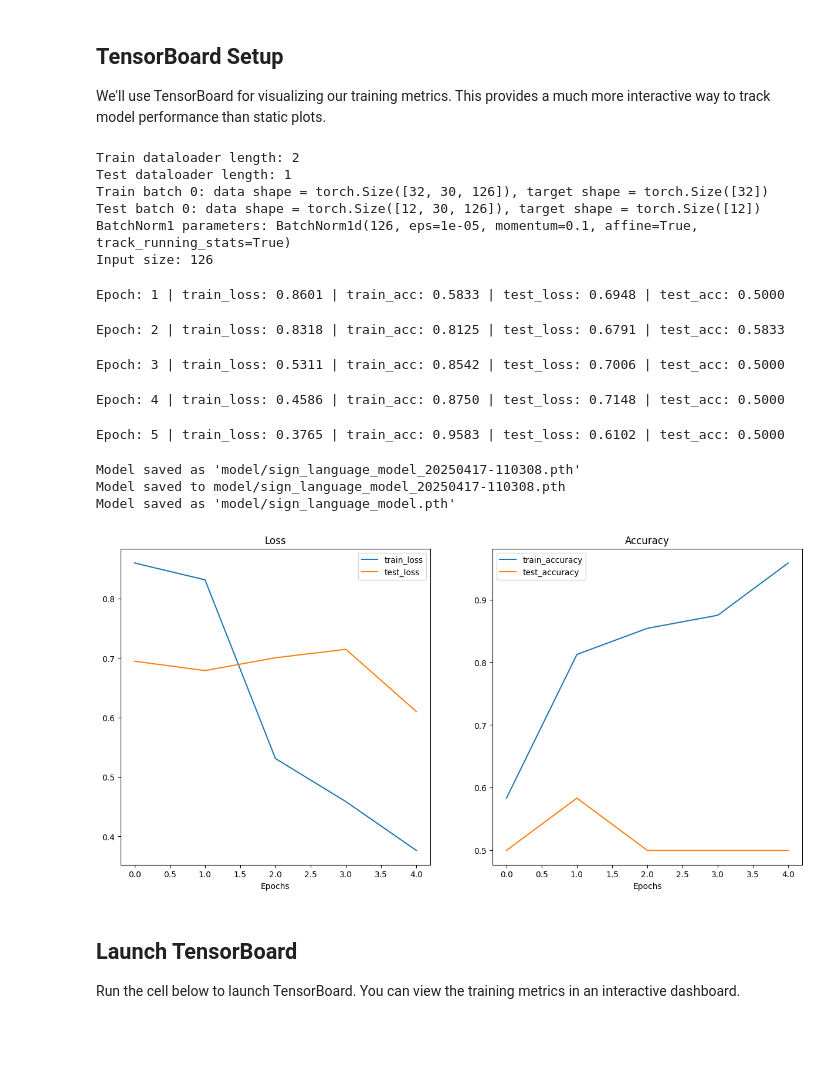
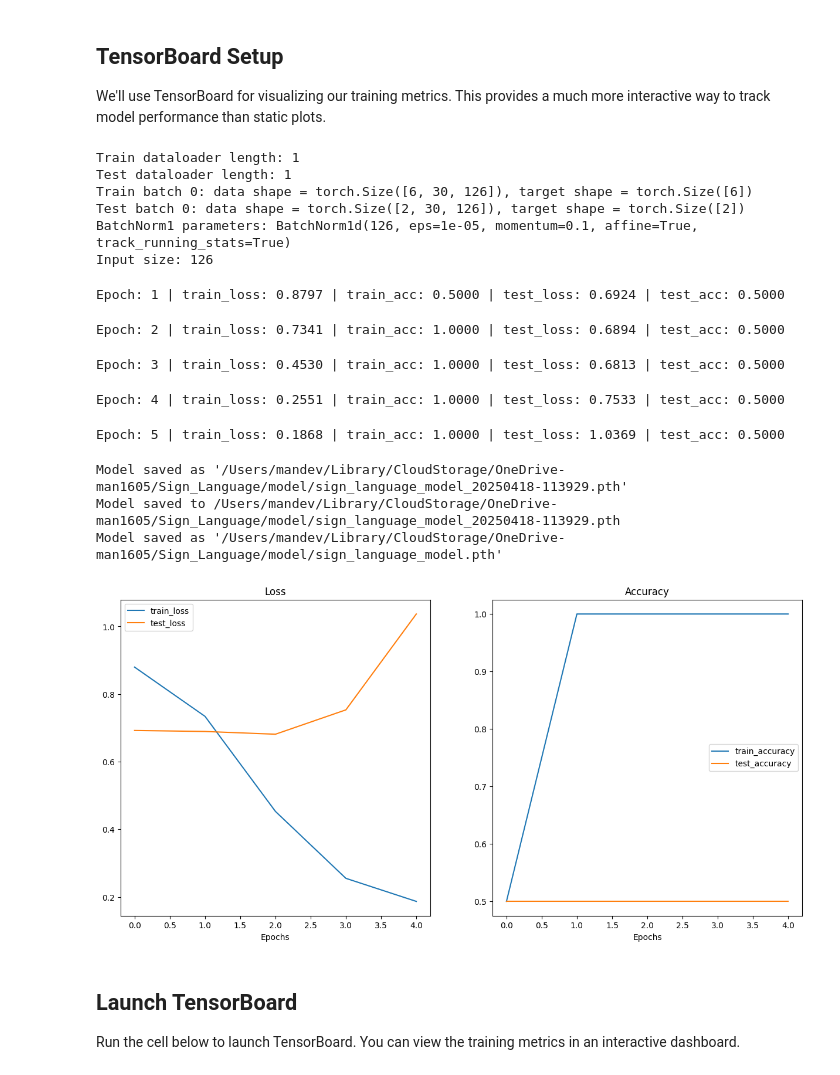
Before and after one commit to man0405/Sign-Language-Detection, a Jupyter notebook: test.ipynb, the cells around one changed output. Drawn from its saved outputs; the diff is of its cells as text; code cells hidden in the pictures; blank space fills up the shorter version.

```diff
--- a/test.ipynb
+++ b/test.ipynb
@@ -240,6 +457,8 @@ def create_tensorboard_writer(base_dir="runs"):
 # Create new dataloaders with our fixed implementation
 from os import times
 import time
+
+from module.helper_functions import get_runs_path
 
 
 train_dir = "data_train"
@@ -285,7 +504,12 @@ optimizer = torch.optim.Adam(model.parameters(),eps=1e-7, lr=LEARNING_RATE)
 
 timestamp = get_timestamp()
 
-writer = SummaryWriter(f"runs/{timestamp}")
+# Create the runs directory if it doesn't exist
+runs_dir = get_runs_path()
+os.makedirs(runs_dir, exist_ok=True)
+os.makedirs(f"{runs_dir}/{timestamp}", exist_ok=True)
+
+writer = SummaryWriter(f"{runs_dir}/{timestamp}")
 
 # Make sure model is on the right device
 device = torch.device("cuda" if torch.cuda.is_available() else "cpu")
@@ -295,55 +519,55 @@ model.to(device)
 print(f"BatchNorm1 parameters: {model.batch_norm1}")
 print(f"Input size: {INPUT_SIZE}")
 # %% [output]
-Train dataloader length: 2
+Train dataloader length: 1
 Test dataloader length: 1
-Train batch 0: data shape = torch.Size([32, 30, 126]), target shape = torch.Size([32])
-Test batch 0: data shape = torch.Size([12, 30, 126]), target shape = torch.Size([12])
+Train batch 0: data shape = torch.Size([6, 30, 126]), target shape = torch.Size([6])
+Test batch 0: data shape = torch.Size([2, 30, 126]), target shape = torch.Size([2])
 BatchNorm1 parameters: BatchNorm1d(126, eps=1e-05, momentum=0.1, affine=True, track_running_stats=True)
 Input size: 126
 # %%
 # Use the enhanced train_with_tensorboard function from module.model_utils
 from module.model_utils import  save_model, train
+from module.helper_functions import get_model_path, plot_loss_curves
 
 # Train the model with the enhanced TensorBoard support
 results = train(
     model=model,
     train_dataloader=train_dataloader,
     test_dataloader=test_dataloader,
     loss_fn=criterion,
     optimizer=optimizer,
     epochs=NUM_EPOCHS,
     device=device,
     writer=writer
 )
 
 # Save the model with timestamp
-model_save_path = f'model/sign_language_model_{timestamp}.pth'
+model_save_path = f'{get_model_path()}/sign_language_model_{timestamp}.pth'
 save_model(
     model=model,
     path=model_save_path,
 )
 print(f"Model saved to {model_save_path}")
 
 # Also save as the default model for easier loading
 save_model(
     model=model,
-    path='model/sign_language_model.pth',
+    path=f'{get_model_path()}/sign_language_model.pth',
 )
 
 # Plot loss curves
-from module.helper_functions import plot_loss_curves
 plot_loss_curves(results)
 # %% [output]
-Epoch: 1 | train_loss: 0.8601 | train_acc: 0.5833 | test_loss: 0.6948 | test_acc: 0.5000
+Epoch: 1 | train_loss: 0.8797 | train_acc: 0.5000 | test_loss: 0.6924 | test_acc: 0.5000
-Epoch: 2 | train_loss: 0.8318 | train_acc: 0.8125 | test_loss: 0.6791 | test_acc: 0.5833
+Epoch: 2 | train_loss: 0.7341 | train_acc: 1.0000 | test_loss: 0.6894 | test_acc: 0.5000
-Epoch: 3 | train_loss: 0.5311 | train_acc: 0.8542 | test_loss: 0.7006 | test_acc: 0.5000
+Epoch: 3 | train_loss: 0.4530 | train_acc: 1.0000 | test_loss: 0.6813 | test_acc: 0.5000
-Epoch: 4 | train_loss: 0.4586 | train_acc: 0.8750 | test_loss: 0.7148 | test_acc: 0.5000
+Epoch: 4 | train_loss: 0.2551 | train_acc: 1.0000 | test_loss: 0.7533 | test_acc: 0.5000
-Epoch: 5 | train_loss: 0.3765 | train_acc: 0.9583 | test_loss: 0.6102 | test_acc: 0.5000
+Epoch: 5 | train_loss: 0.1868 | train_acc: 1.0000 | test_loss: 1.0369 | test_acc: 0.5000
-Model saved as 'model/sign_language_model_20250417-110308.pth'
-Model saved to model/sign_language_model_20250417-110308.pth
-Model saved as 'model/sign_language_model.pth'
+Model saved as '/Users/mandev/Library/CloudStorage/OneDrive-man1605/Sign_Language/model/sign_language_model_20250418-113929.pth'
+Model saved to /Users/mandev/Library/CloudStorage/OneDrive-man1605/Sign_Language/model/sign_language_model_20250418-113929.pth
+Model saved as '/Users/mandev/Library/CloudStorage/OneDrive-man1605/Sign_Language/model/sign_language_model.pth'
-[figure, old version]
+[figure, new version]
 # %% [markdown]
 ## Launch TensorBoard
 
```
Also changed, not shown: parts of 17 cells of this notebook, 7 other files.
